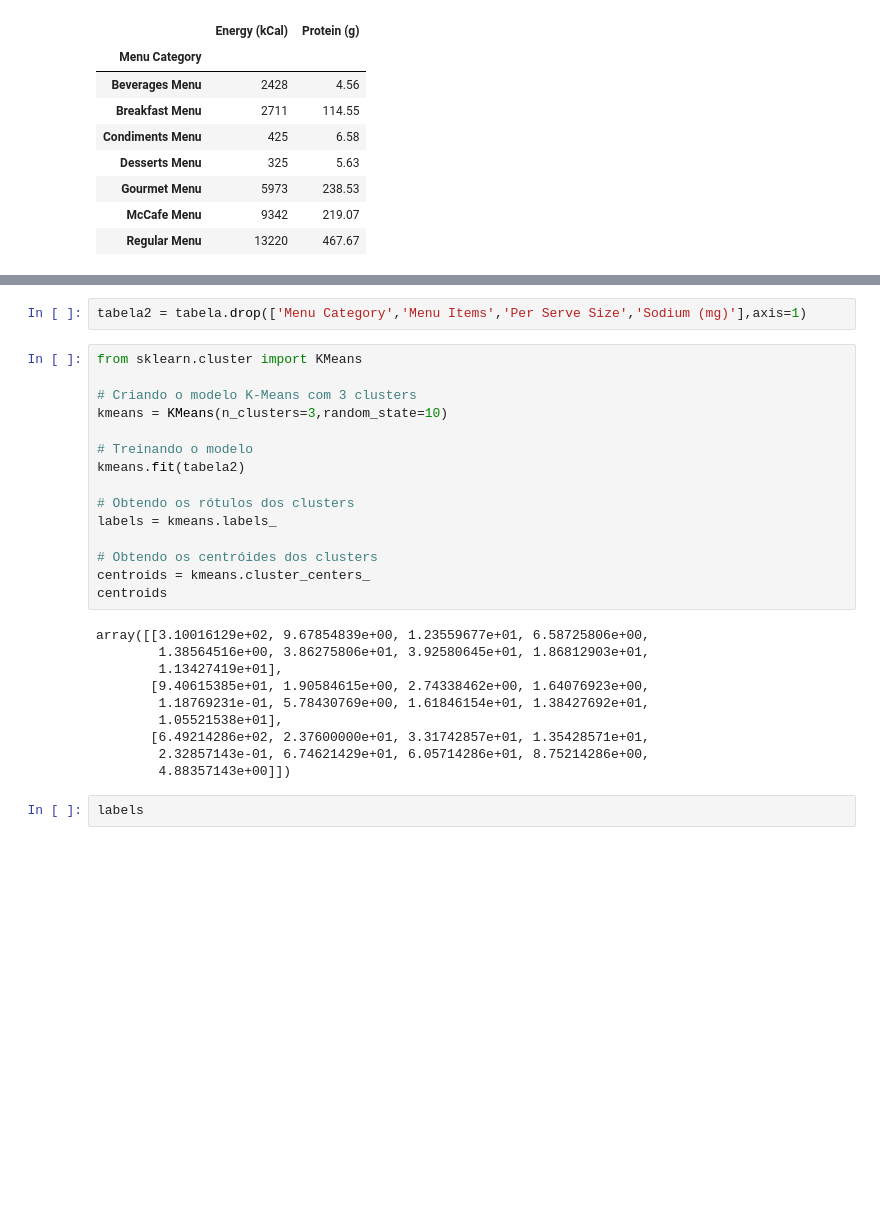
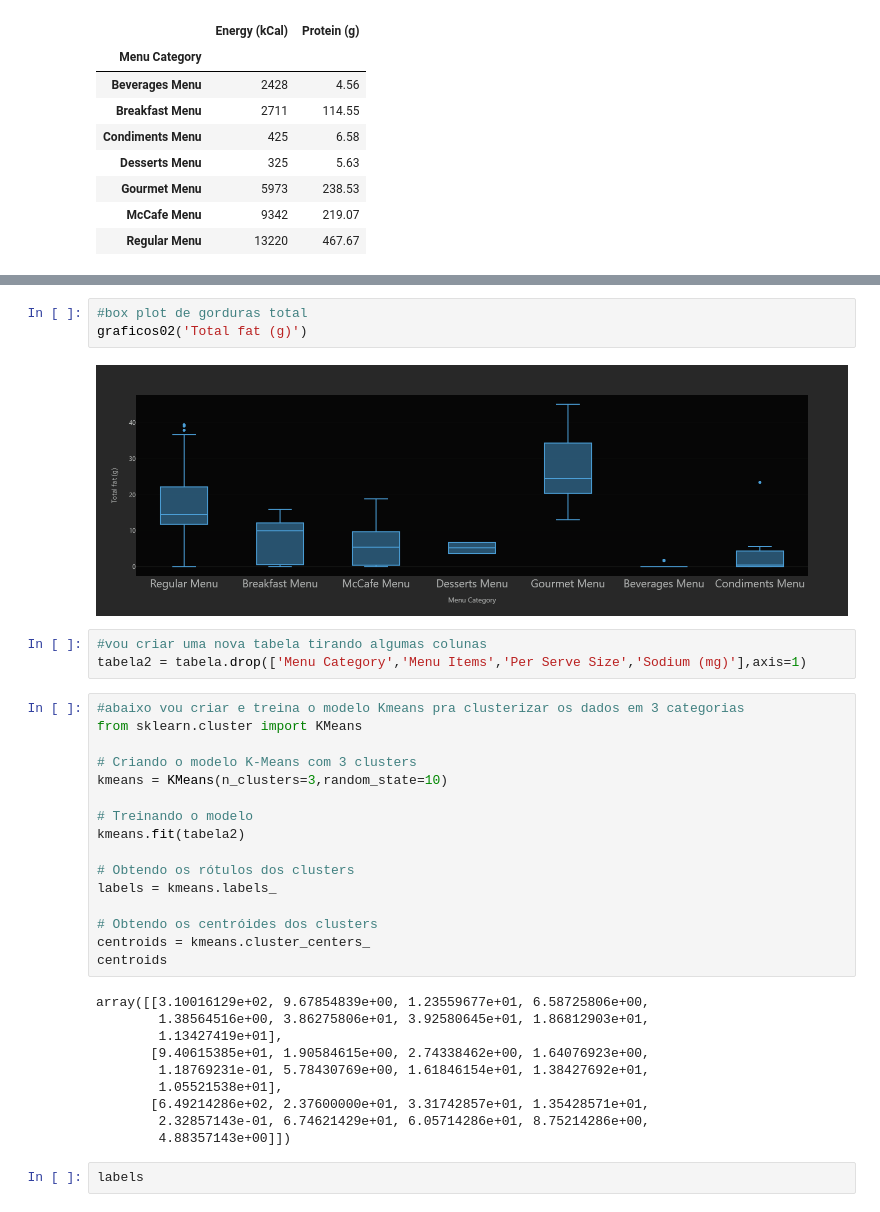
Before and after one commit to Lucianojr01/Analise_mac_donalt, a Jupyter notebook: Analise_Mac_india.ipynb, the cells around one changed output, grey strips where cells are left out. Cells and saved outputs as stored; diff of their text form; blank space fills up the shorter version.

```diff
--- a/Analise_Mac_india.ipynb
+++ b/Analise_Mac_india.ipynb
@@ -246,6 +241,13 @@ fig.show('png')
+# %%
+#box plot de gorduras total
+graficos02('Total fat (g)')
+# %% [output]
+[figure, added]
 # %%
+#vou criar uma nova tabela tirando algumas colunas
 tabela2 = tabela.drop(['Menu Category','Menu Items','Per Serve Size','Sodium (mg)'],axis=1)
 # %%
+#abaixo vou criar e treina o modelo Kmeans pra clusterizar os dados em 3 categorias
 from sklearn.cluster import KMeans
 
 # Criando o modelo K-Means com 3 clusters
```
Also changed, not shown: parts of 20 cells of this notebook.
